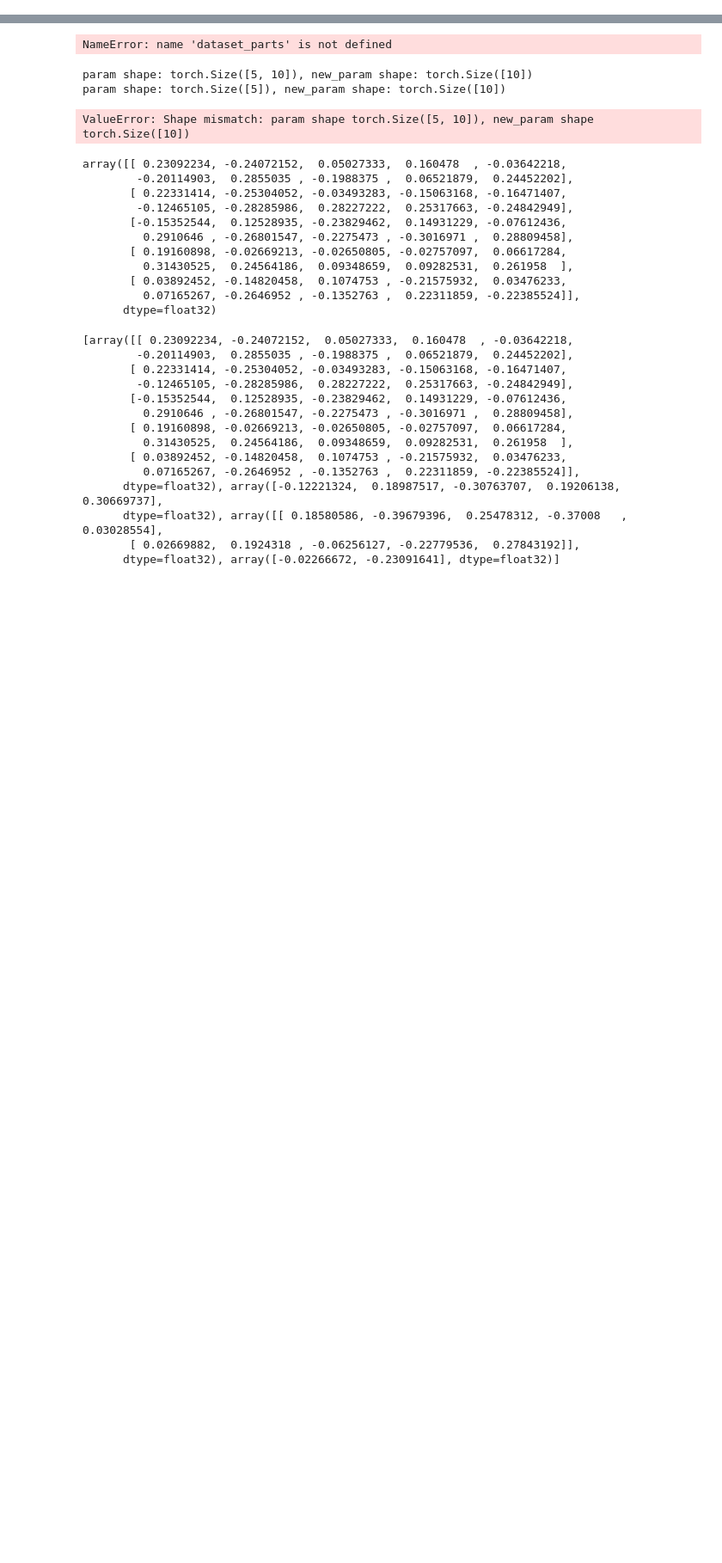
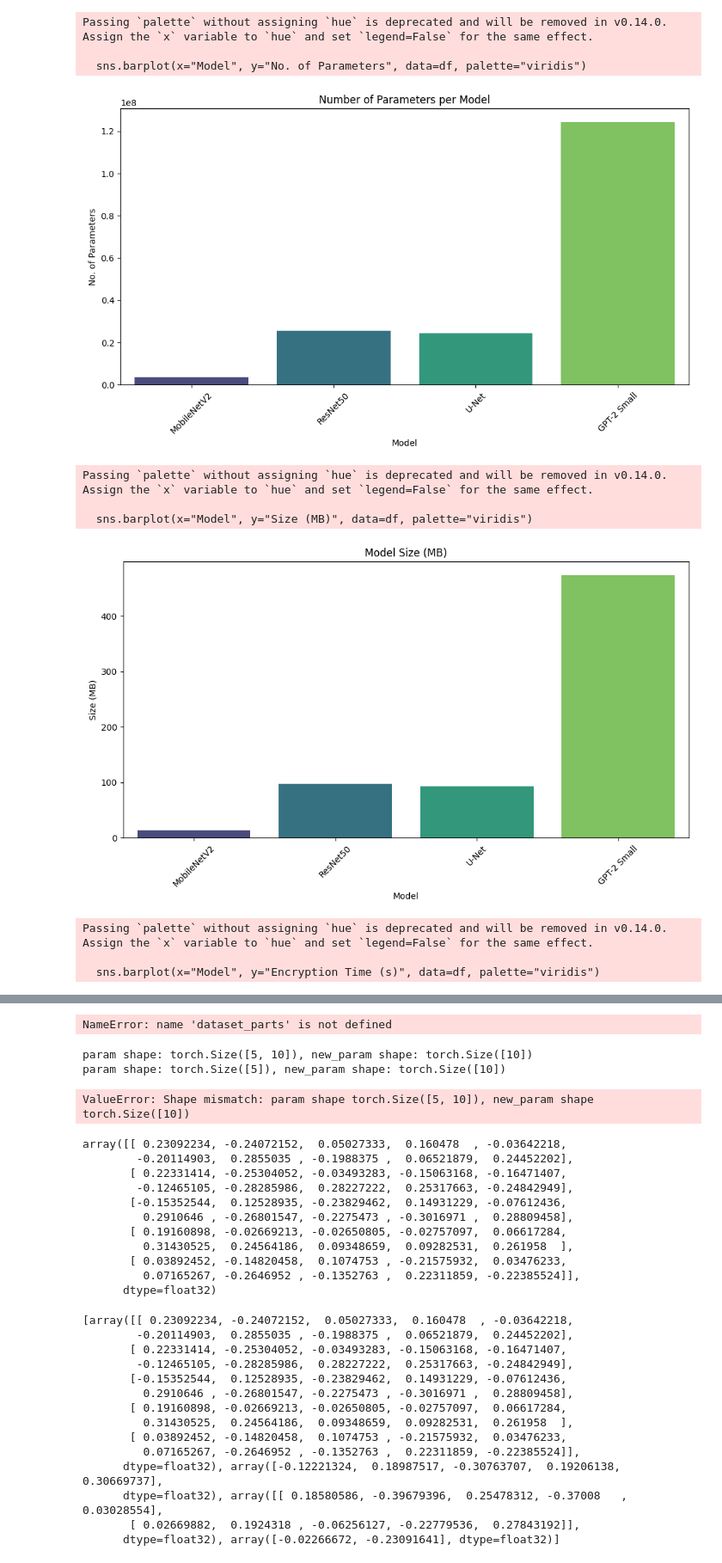
Before and after one commit to destx0/hemanfed, a Jupyter notebook: t.ipynb, the cells around one changed output, grey strips where cells are left out. Shown at 86% size. Drawn from its saved outputs; the diff is of its cells as text; code cells hidden in the pictures; blank space fills up the shorter version.

```diff
--- a/t.ipynb
+++ b/t.ipynb
@@ -3,0 +8511,75 @@ import Pyfhel
+# %%
+import seaborn as sns
+import matplotlib.pyplot as plt
+import pandas as pd
+
+# Data
+models = ["MobileNetV2", "ResNet50", "U-Net", "GPT-2 Small"]
+params = [3504872, 25557032, 24436369, 124439808]
+size_mb = [13.60, 97.80, 93.38, 474.75]
+encryption_time = [8.93, 51.34, 73.42, 703.87]
+aggregation_time = [41.97, 379.41, 356.98, 7264.64]
+decryption_time = [8.49, 45.88, 69.95, 994.67]
+
+# Create DataFrame
+data = {
+    "Model": models,
+    "No. of Parameters": params,
+    "Size (MB)": size_mb,
+    "Encryption Time (s)": encryption_time,
+    "Aggregation Time (s)": aggregation_time,
+    "Decryption Time (s)": decryption_time,
+}
+df = pd.DataFrame(data)
+
+# Plot No. of Parameters
+plt.figure(figsize=(10, 6))
+sns.barplot(x="Model", y="No. of Parameters", data=df, palette="viridis")
+plt.title("Number of Parameters per Model")
+plt.xticks(rotation=45)
+plt.tight_layout()
+plt.show()
+
+# Plot Size (MB)
+plt.figure(figsize=(10, 6))
+sns.barplot(x="Model", y="Size (MB)", data=df, palette="viridis")
+plt.title("Model Size (MB)")
+plt.xticks(rotation=45)
+plt.tight_layout()
+plt.show()
+
+# Plot Encryption Time (s)
+plt.figure(figsize=(10, 6))
+sns.barplot(x="Model", y="Encryption Time (s)", data=df, palette="viridis")
+plt.title("Encryption Time per Model")
+plt.xticks(rotation=45)
+plt.tight_layout()
+plt.show()
+
+# Plot Aggregation Time (s)
+plt.figure(figsize=(10, 6))
+sns.barplot(x="Model", y="Aggregation Time (s)", data=df, palette="viridis")
+plt.title("Aggregation Time per Model")
+plt.xticks(rotation=45)
+plt.tight_layout()
+plt.show()
+
+# Plot Decryption Time (s)
+plt.figure(figsize=(10, 6))
+sns.barplot(x="Model", y="Decryption Time (s)", data=df, palette="viridis")
+plt.title("Decryption Time per Model")
+plt.xticks(rotation=45)
+plt.tight_layout()
+plt.show()
+# %% [output]
+Passing `palette` without assigning `hue` is deprecated and will be removed in v0.14.0. Assign the `x` variable to `hue` and set `legend=False` for the same effect.
+
+  sns.barplot(x="Model", y="No. of Parameters", data=df, palette="viridis")
+[figure, added]
+Passing `palette` without assigning `hue` is deprecated and will be removed in v0.14.0. Assign the `x` variable to `hue` and set `legend=False` for the same effect.
+
+  sns.barplot(x="Model", y="Size (MB)", data=df, palette="viridis")
+[figure, added]
+Passing `palette` without assigning `hue` is deprecated and will be removed in v0.14.0. Assign the `x` variable to `hue` and set `legend=False` for the same effect.
+
+  sns.barplot(x="Model", y="Encryption Time (s)", data=df, palette="viridis")
```
Also changed, not shown: parts of 11 cells of this notebook, 1 other file.
